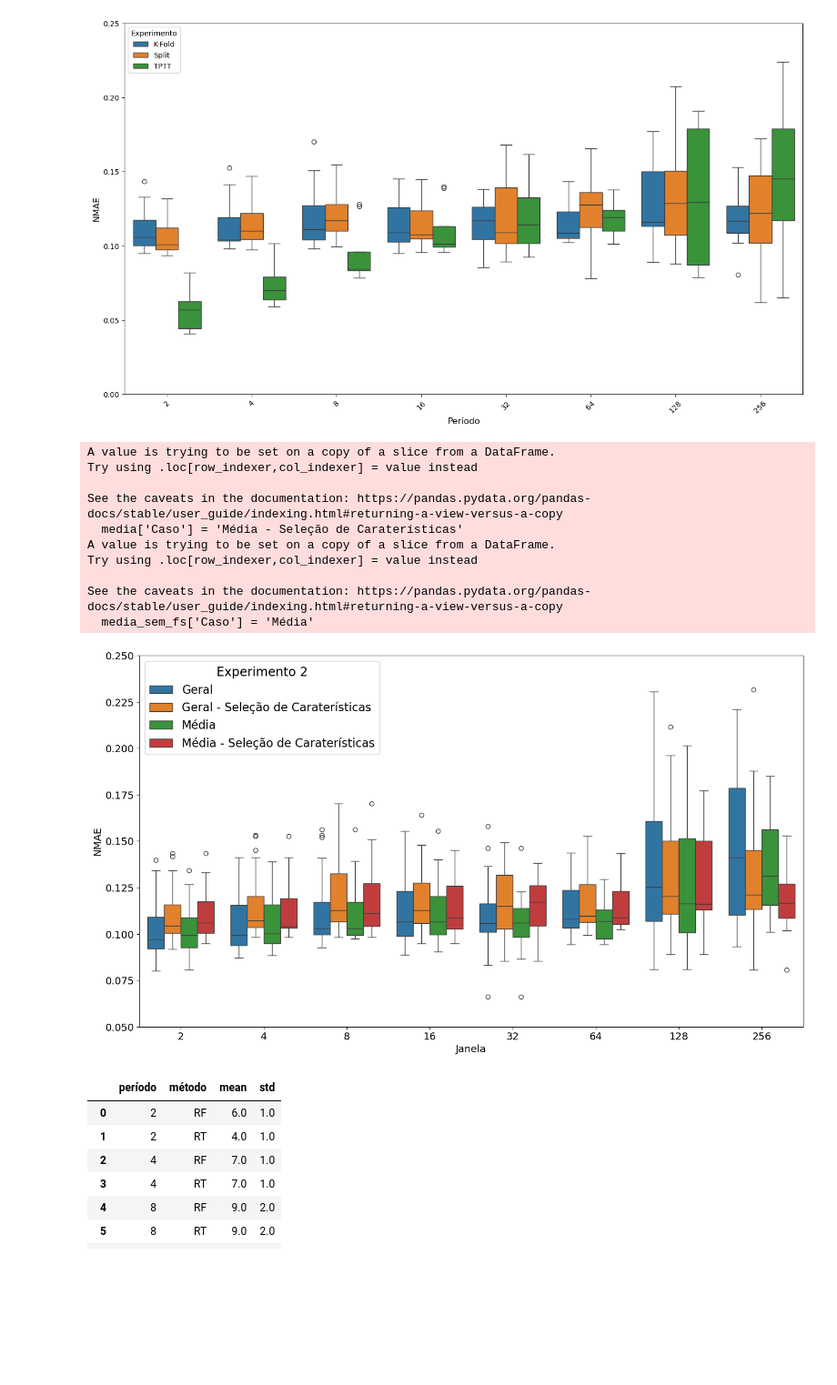
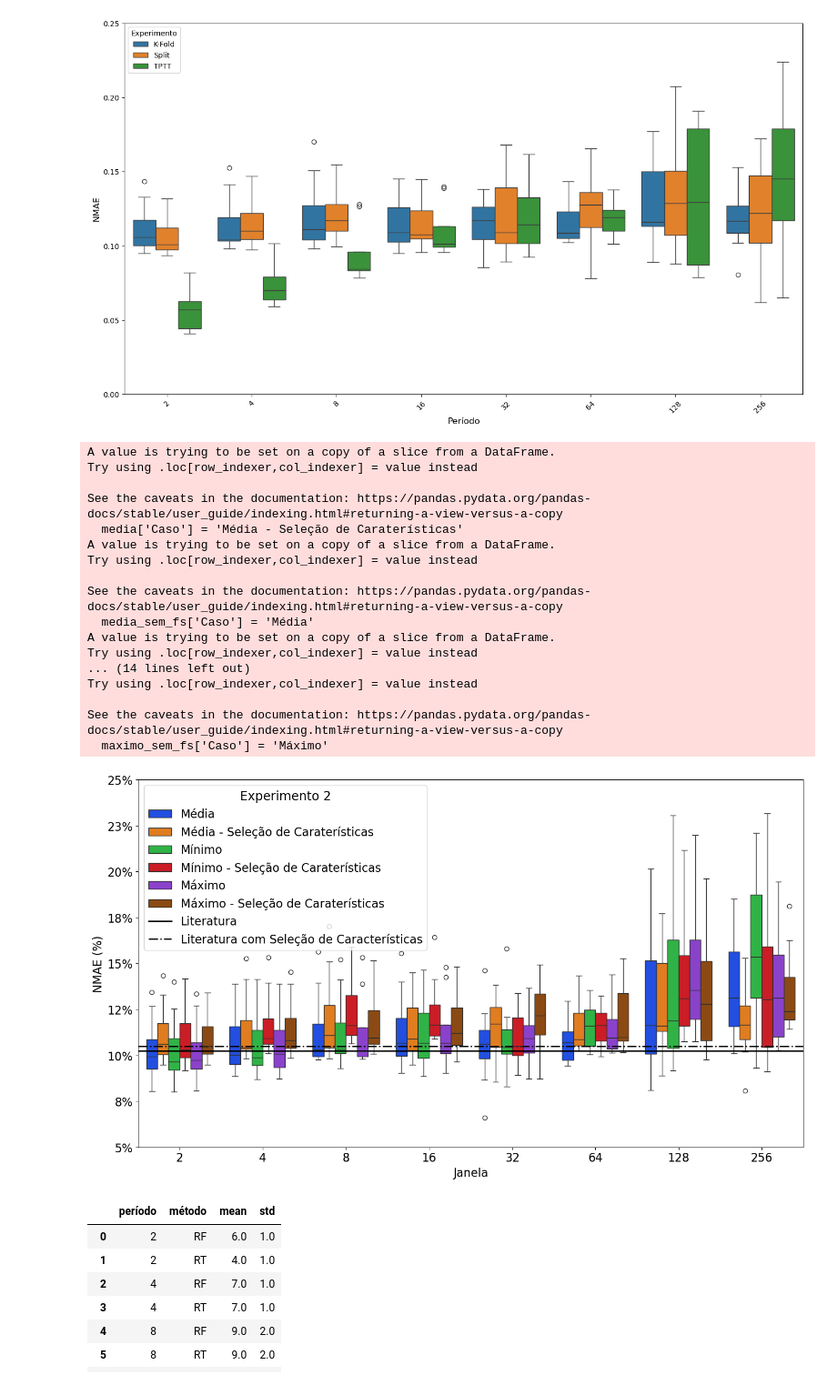
Before and after one commit to DaviVilarinho/ic-intervalo-qos, a Jupyter notebook: AnalisePeriodicidadeAgregadaFSKFold.ipynb, the cells around one changed output. Shown at 91% size. Cells and saved outputs as stored; diff of their text form; code cells hidden in the pictures; blank space fills up the shorter version.

```diff
--- a/AnalisePeriodicidadeAgregadaFSKFold.ipynb
+++ b/AnalisePeriodicidadeAgregadaFSKFold.ipynb
@@ -175,52 +175,69 @@ plt.show()
 import pandas as pd
 import seaborn as sns
 import matplotlib.pyplot as plt
+from matplotlib.ticker import FuncFormatter
 
-total_X = pd.read_csv(f'agg_function_periodic_experiment_y_original_k_fold/2025-02-17T22:21:53/total_X.csv', index_col=False)
 
-data['Caso'] = 'Geral - Seleção de Caraterísticas'
-total_X['Caso'] = 'Geral'
 media = data[data['função'] == 'média']
 media['Caso'] = 'Média - Seleção de Caraterísticas'
 media_sem_fs = total_X[total_X['função'] == 'média']
 media_sem_fs['Caso'] = 'Média'
 
+minimo = data[data['função'] == 'mínimo']
+minimo['Caso'] = 'Mínimo - Seleção de Caraterísticas'
+minimo_sem_fs = total_X[total_X['função'] == 'mínimo']
+minimo_sem_fs['Caso'] = 'Mínimo'
 
-data_combined = pd.concat([total_X, data, media_sem_fs, media], ignore_index=True)
+maximo = data[data['função'] == 'máximo']
+maximo['Caso'] = 'Máximo - Seleção de Caraterísticas'
+maximo_sem_fs = total_X[total_X['função'] == 'máximo']
+maximo_sem_fs['Caso'] = 'Máximo'
 
-
+data_combined = pd.concat([media_sem_fs, media, minimo_sem_fs, minimo, maximo_sem_fs, maximo], ignore_index=True)
 
 y_limits = (0.05, 0.25)
 plt.figure(figsize=(14, 8))
 sns.boxplot(x='período', y='nmae', data=data_combined, hue='Caso')
 
-plt.xlabel("Janela", fontsize=14)
-plt.ylabel("NMAE", fontsize=14)
+plt.axhline(y=0.1025, color='black', linestyle='-', linewidth=2, label='Literatura')
+plt.axhline(y=0.105, color='black', linestyle='-.', linewidth=2, label='Literatura com Seleção de Características')
+
+plt.xlabel("Janela", fontsize=16)
+plt.ylabel("NMAE (%)", fontsize=16)
 #plt.title("NMAE Janelas de Funções por período", fontsize=14)
-plt.xticks(fontsize=14)
-plt.yticks(fontsize=14)
+plt.xticks(fontsize=16)
+plt.yticks(fontsize=16)
+
+# Format Y-axis as percentage
+plt.gca().yaxis.set_major_formatter(FuncFormatter(lambda y, _: '{:.0%}'.format(y)))
 
 plt.rcParams['legend.title_fontsize'] = 'xx-large'
 
 plt.legend(title='Experimento 2', prop={'size': 16})
 
 plt.tight_layout()
 
-
 plt.ylim(y_limits)
 plt.show()
 # %% [output]
 A value is trying to be set on a copy of a slice from a DataFrame.
 Try using .loc[row_indexer,col_indexer] = value instead
 
 See the caveats in the documentation: https://pandas.pydata.org/pandas-docs/stable/user_guide/indexing.html#returning-a-view-versus-a-copy
   media['Caso'] = 'Média - Seleção de Caraterísticas'
 A value is trying to be set on a copy of a slice from a DataFrame.
 Try using .loc[row_indexer,col_indexer] = value instead
 
 See the caveats in the documentation: https://pandas.pydata.org/pandas-docs/stable/user_guide/indexing.html#returning-a-view-versus-a-copy
   media_sem_fs['Caso'] = 'Média'
+A value is trying to be set on a copy of a slice from a DataFrame.
+Try using .loc[row_indexer,col_indexer] = value instead
+... (14 lines left out)
+Try using .loc[row_indexer,col_indexer] = value instead
+
+See the caveats in the documentation: https://pandas.pydata.org/pandas-docs/stable/user_guide/indexing.html#returning-a-view-versus-a-copy
+  maximo_sem_fs['Caso'] = 'Máximo'
-[figure, old version]
+[figure, new version]
 # %%
 group_by_method = data.groupby(["período", "método"])['nmae'].agg(['mean', 'std']).reset_index()
 # %%
```
Also changed, not shown: parts of 1 cell of this notebook, 6 other files.
